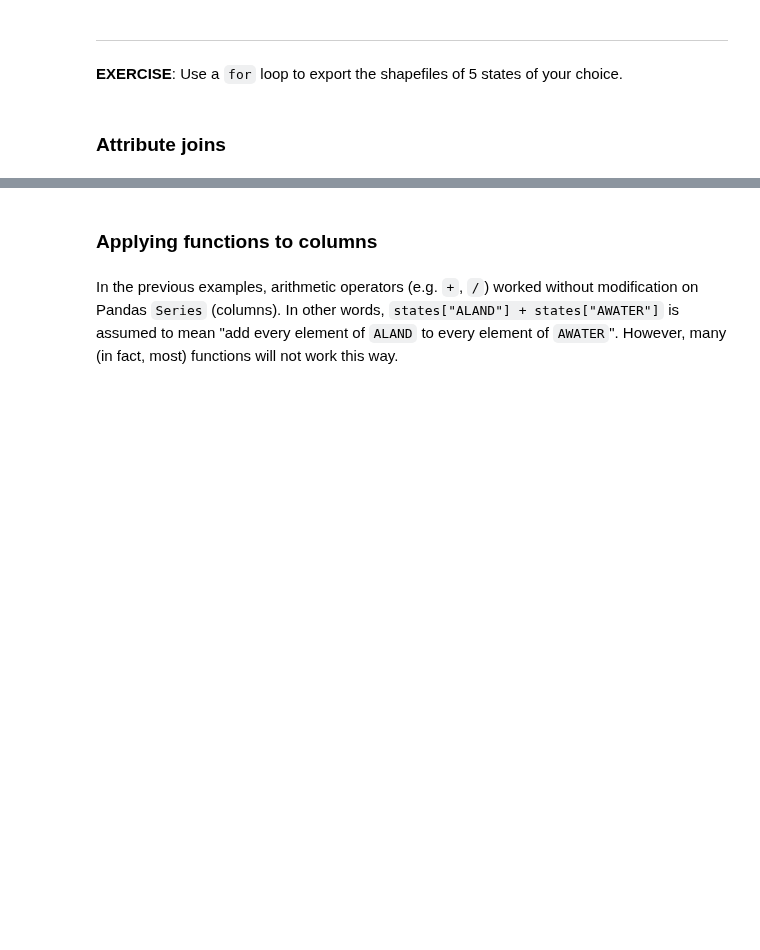
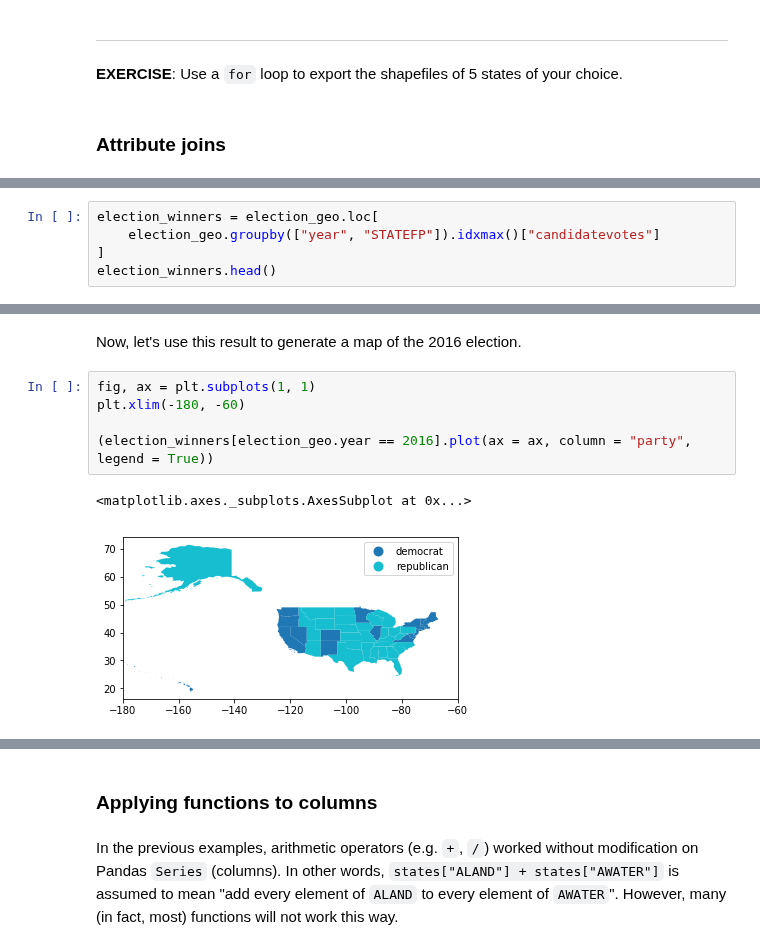
Before and after one commit to ashiklom/python-gis-notebooks, a Jupyter notebook: geopandas-intro.ipynb, the cells around one changed output, grey strips where cells are left out. Drawn from its saved outputs; the diff is of its cells as text; blank space fills up the shorter version.

```diff
--- a/geopandas-intro.ipynb
+++ b/geopandas-intro.ipynb
@@ -537,0 +679,5 @@ states.info()
+# %%
+election_winners = election_geo.loc[
+    election_geo.groupby(["year", "STATEFP"]).idxmax()["candidatevotes"]
+]
+election_winners.head()
@@ -537,0 +692,10 @@ states.info()
+# %% [markdown]
+Now, let's use this result to generate a map of the 2016 election.
+# %%
+fig, ax = plt.subplots(1, 1)
+plt.xlim(-180, -60)
+
+(election_winners[election_geo.year == 2016].plot(ax = ax, column = "party", legend = True))
+# %% [output]
+<matplotlib.axes._subplots.AxesSubplot at 0x...>
+[figure, added]
```
Also changed, not shown: parts of 75 cells of this notebook.
